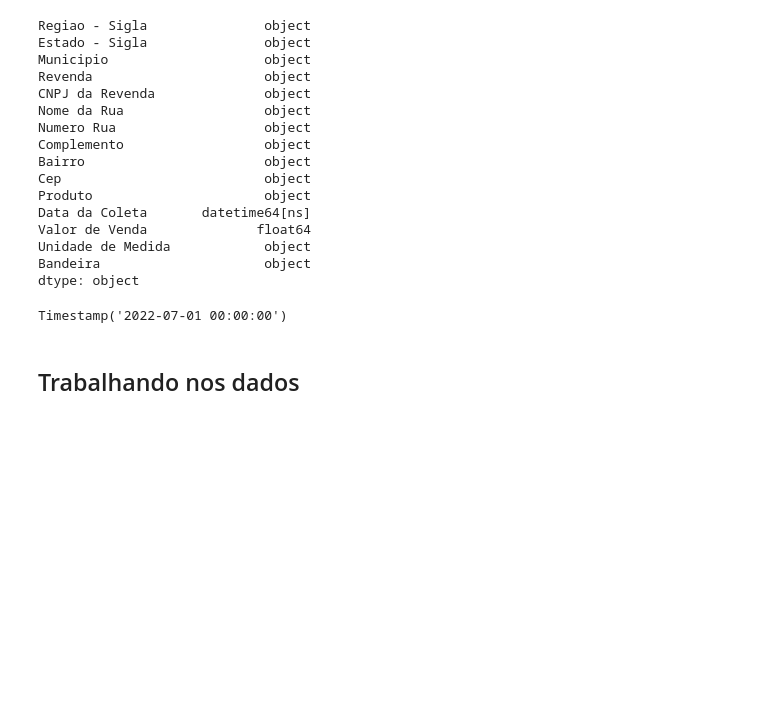
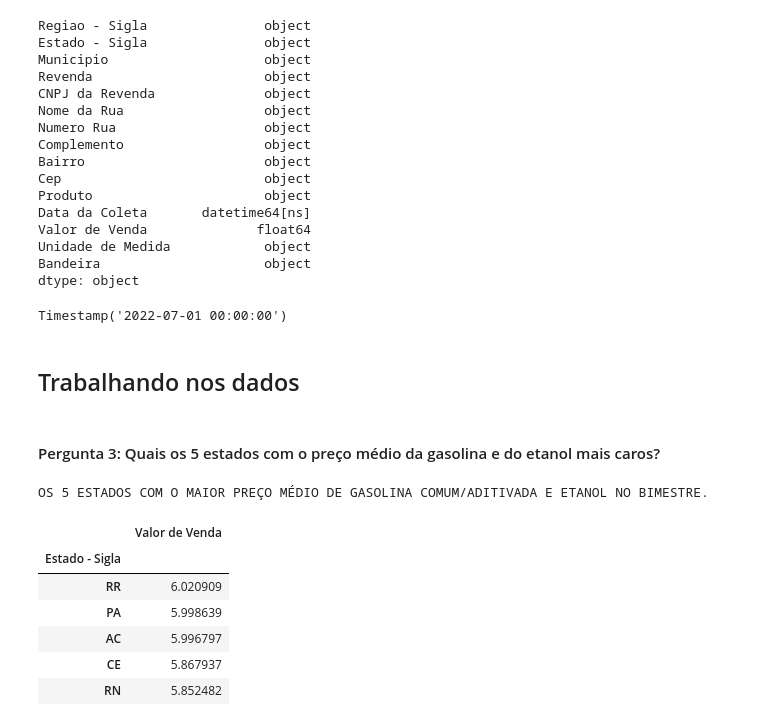
Before and after one commit to pedrorcm/Analise-Combustiveis-M4, a Jupyter notebook: perg _3_4/main.ipynb, the cells around one changed output. Cells and saved outputs as stored; diff of their text form; code cells hidden in the pictures; blank space fills up the shorter version.

```diff
--- a/perg _3_4/main.ipynb
+++ b/perg _3_4/main.ipynb
@@ -114,3 +114,20 @@ conjunto_dados['Data da Coleta'][0]
 Timestamp('2022-07-01 00:00:00')
 # %% [markdown]
 ## Trabalhando nos dados
+# %% [markdown]
+#### Pergunta 3: Quais os 5 estados com o preço médio da gasolina e do etanol mais caros?
+# %%
+# Levando em consideração os 2 meses e os 2 combustíveis juntos,Gasolina e Etanol.
+dados_agrupados_estado = conjunto_dados.copy()
+media_combs_estados = dados_agrupados_estado.groupby(dados_agrupados_estado['Estado - Sigla'])
+print('OS 5 ESTADOS COM O MAIOR PREÇO MÉDIO DE GASOLINA COMUM/ADITIVADA E ETANOL NO BIMESTRE.')
+display(media_combs_estados[['Valor de Venda']].mean().sort_values(by = 'Valor de Venda',ascending = False).head())
+# %% [output]
+OS 5 ESTADOS COM O MAIOR PREÇO MÉDIO DE GASOLINA COMUM/ADITIVADA E ETANOL NO BIMESTRE.
+|  | Valor de Venda |
+| Estado - Sigla |  |
+| RR | 6.020909 |
+| PA | 5.998639 |
+| AC | 5.996797 |
+| CE | 5.867937 |
+| RN | 5.852482 |
```
Also changed, not shown: parts of 3 cells of this notebook, 3 other files.
